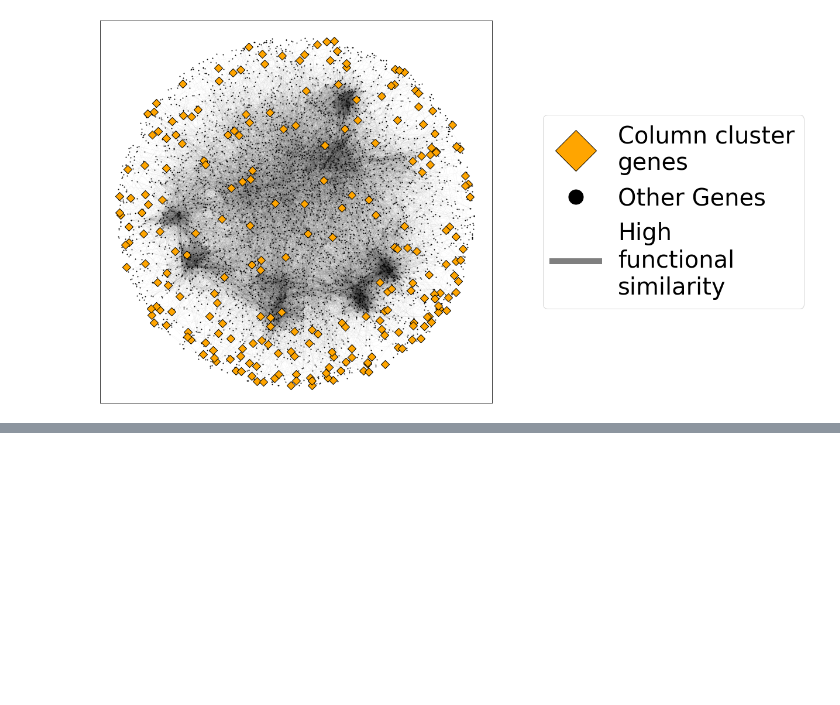
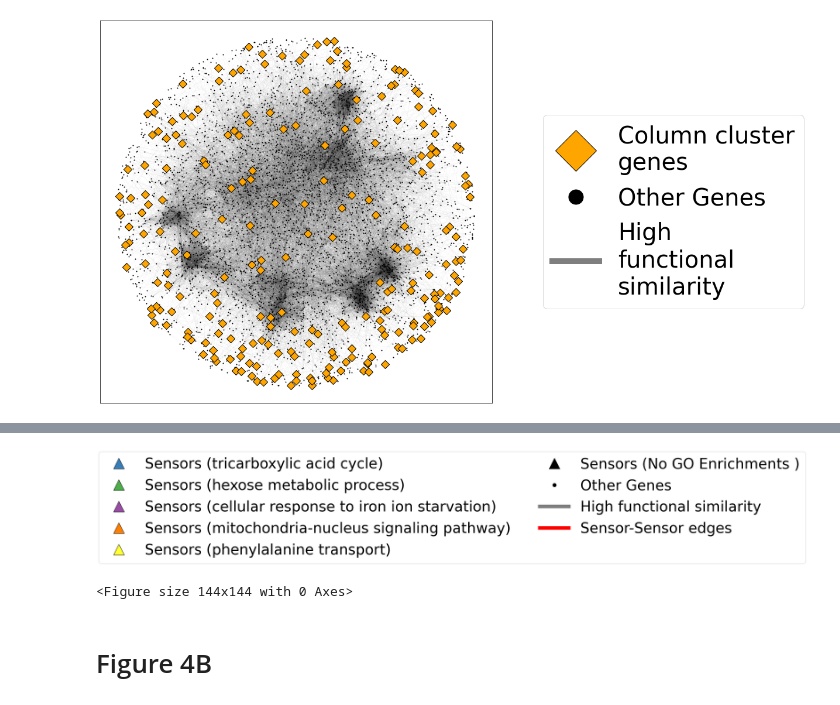
Before and after one commit to oacar/enm_package, a Jupyter notebook: notebooks/22-Figure1-bcd-051221.ipynb, the cells around one changed output, grey strips where cells are left out. Cells and saved outputs as stored; diff of their text form; code cells hidden in the pictures; blank space fills up the shorter version.

```diff
--- a/notebooks/22-Figure1-bcd-051221.ipynb
+++ b/notebooks/22-Figure1-bcd-051221.ipynb
@@ -183,0 +248,13 @@ lgd = ax.legend(handles=legend_elements, fontsize=40,loc='center left', bbox_to_
+# %%
+fig = plt.figure()
+figlegend = plt.figure(figsize=(2,2))
+ax = fig.add_subplot(111)
+#lines = ax.plot(range(10), plt.randn(10), range(10), plt.randn(10))
+ax.axis('off')
+lgd = ax.legend(handles=legend_elements, fontsize=40, loc='center',ncol=2)
+fig.show()
+# %% [output]
+[figure, added]
+<Figure size 144x144 with 0 Axes>
+# %% [markdown]
+# Figure 4B
```
Also changed, not shown: parts of 13 cells of this notebook, 9 other files.
